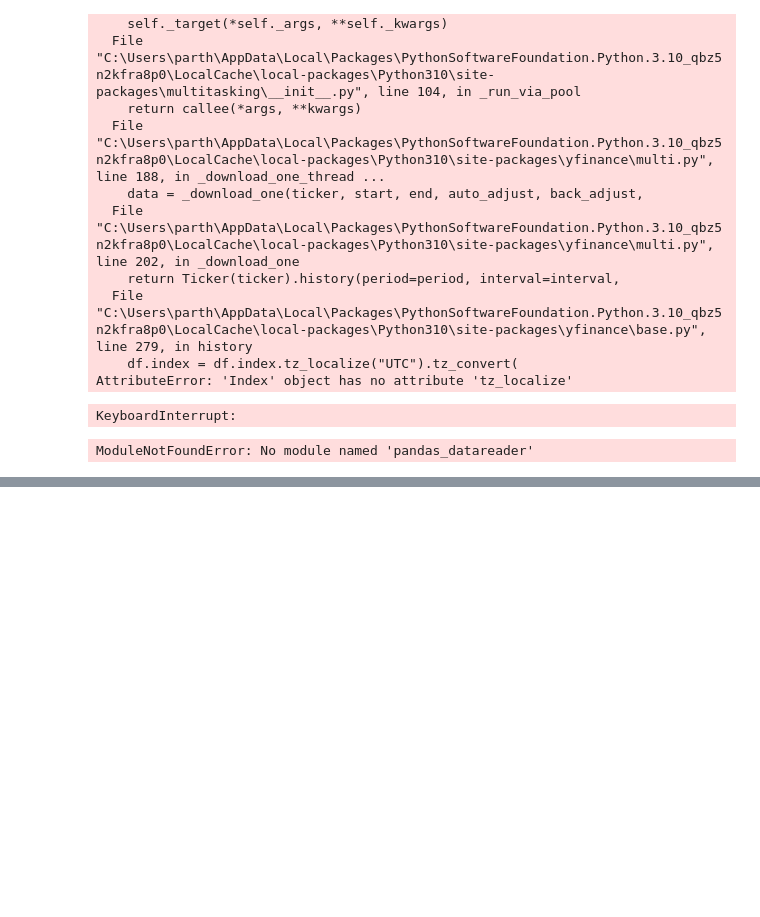
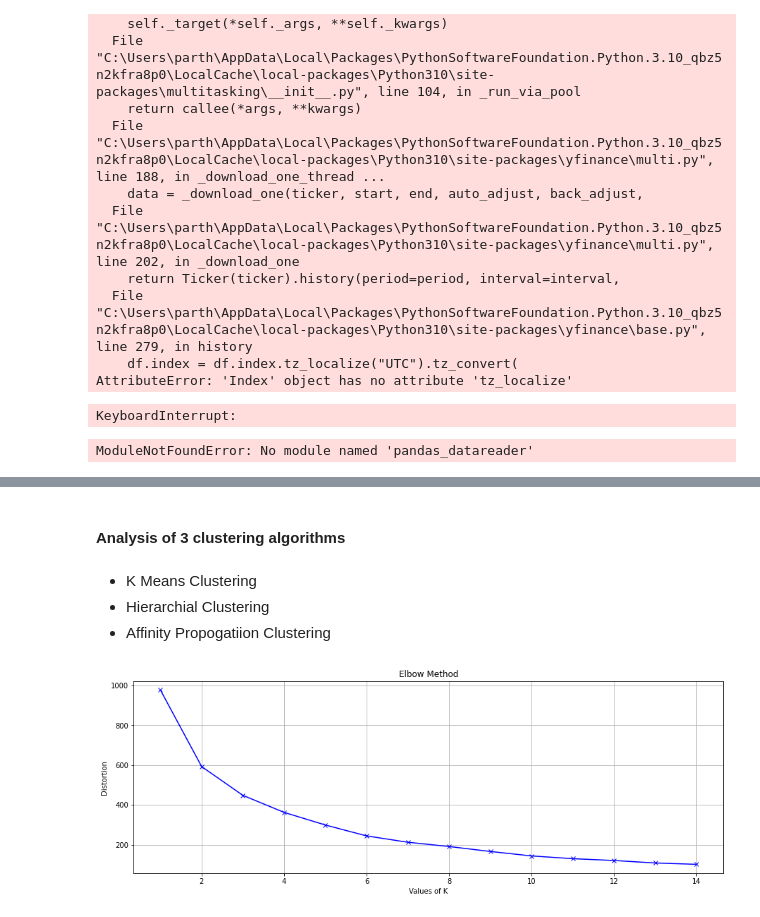
Before and after one commit to psood708/Pairs_Trading_Project, a Jupyter notebook: api_fetch.ipynb, the cells around one changed output, grey strips where cells are left out. Cells and saved outputs as stored; diff of their text form; code cells hidden in the pictures; blank space fills up the shorter version.

```diff
--- a/api_fetch.ipynb
+++ b/api_fetch.ipynb
@@ -55,0 +217,12 @@ ModuleNotFoundError: No module named 'pandas_datareader'
+# %%
+from sklearn.preprocessing import StandardScaler
+# data = data.replace('A',0)
+data = data.set_index('ticker')
+scale = StandardScaler().fit(data)
+scaled_data = pd.DataFrame(scale.transform(data), columns=data.columns, index=data.index)
+X = scaled_data
+X.head()
+# X = scaled_data
+# X.head()
+
+# data
@@ -55,0 +237,29 @@ ModuleNotFoundError: No module named 'pandas_datareader'
+# %% [markdown]
+#### Analysis of 3 clustering algorithms
+# %% [markdown]
+- K Means Clustering
+- Hierarchial Clustering
+- Affinity Propogatiion Clustering
+# %%
+# K means
+from sklearn.cluster import KMeans
+from sklearn import metrics
+import matplotlib.pyplot as plt
+%matplotlib inline
+
+K = range(1,15)
+distortions = []
+
+for k in K:
+    kmeans = KMeans(n_clusters=k)
+    kmeans.fit(X)
+    distortions.append(kmeans.inertia_)
+fig = plt.figure(figsize= (15,5))
+plt.plot(K, distortions, 'bx-')
+plt.xlabel('Values of K')
+plt.ylabel('Distortion')
+plt.title('Elbow Method')
+plt.grid(True)
+plt.show()
+# %% [output]
+[figure, added]
```
Also changed, not shown: parts of 33 cells of this notebook, 2 other files.
